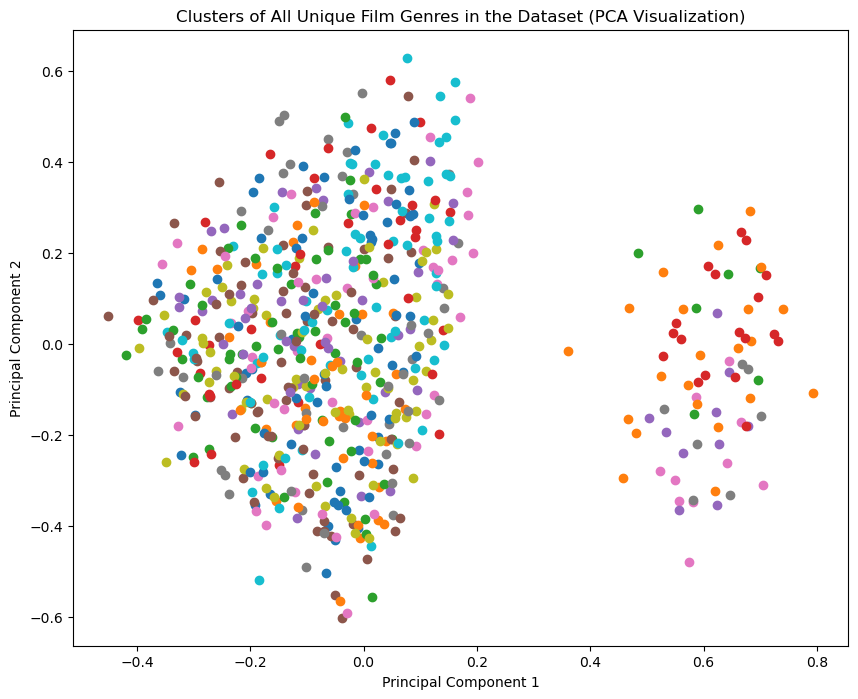
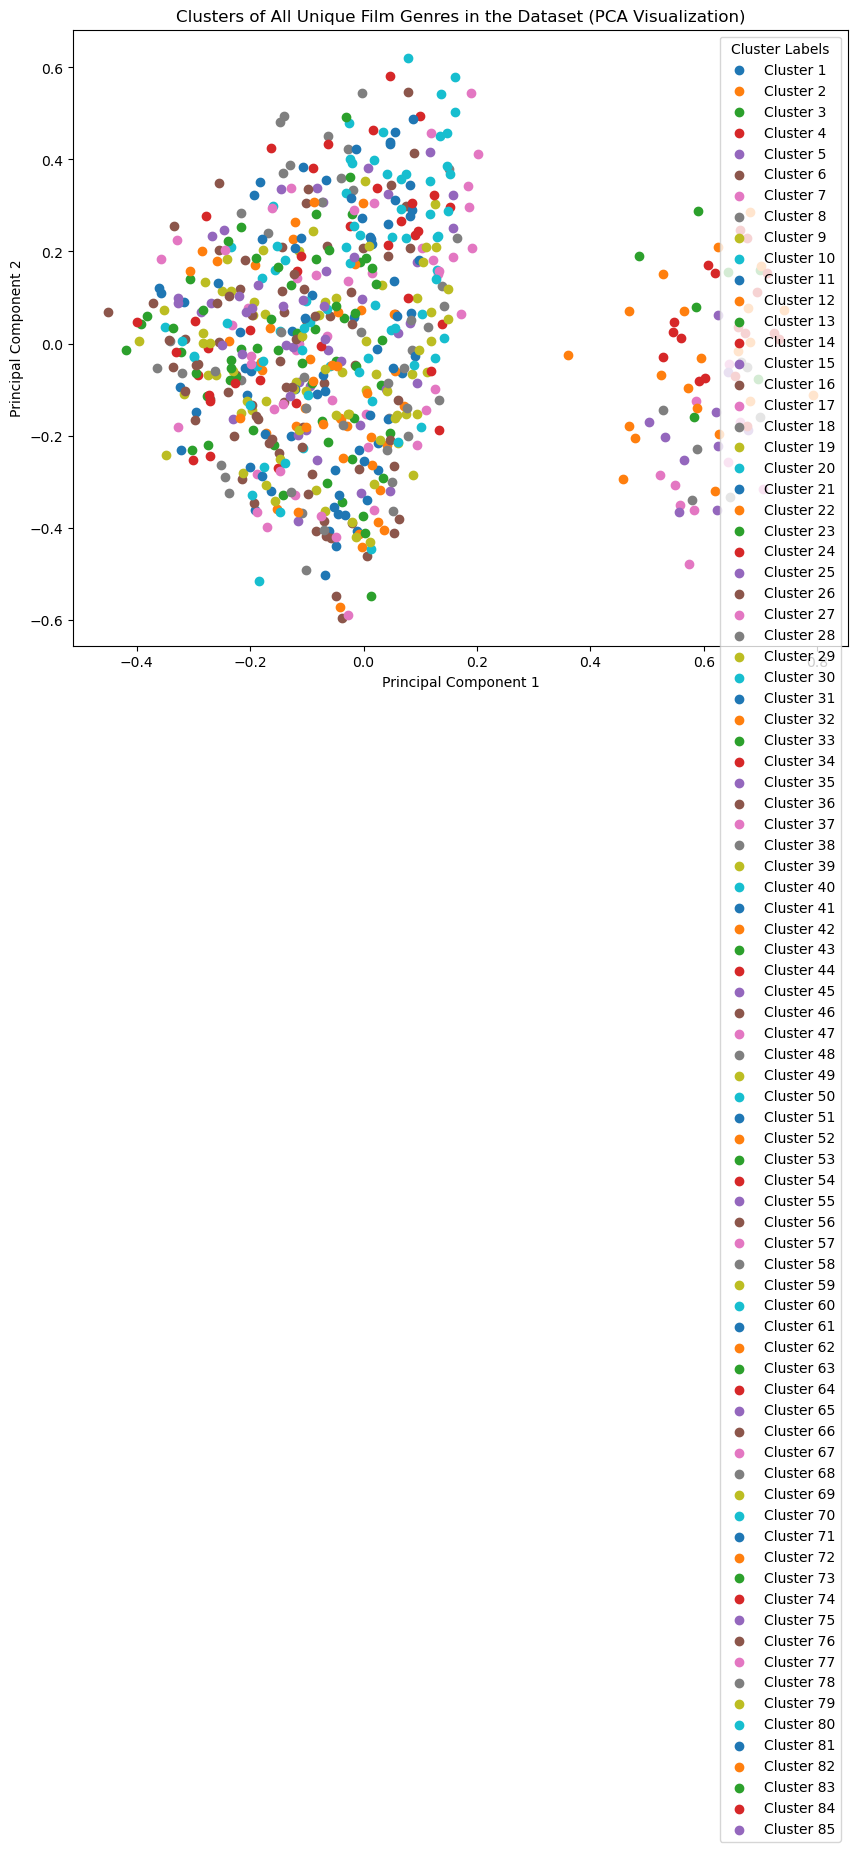
Code edit (unified diff) that turned the first committed figure into the second:
--- before
+++ after
@@ -22,5 +22,5 @@
     tfidf_matrix_2d = pca.fit_transform(tfidf_matrix.toarray())
 
-    # Plot the Clusters
+      # Plot the Clusters
     plt.figure(figsize=(10, 8))
     for cluster in range(kmeans.n_clusters):
@@ -31,4 +31,5 @@
     plt.xlabel('Principal Component 1')
     plt.ylabel('Principal Component 2')
+    plt.legend(title='Cluster Labels')
 
     return kmeans

Commit: finished disso, fixed recommended and search clicking